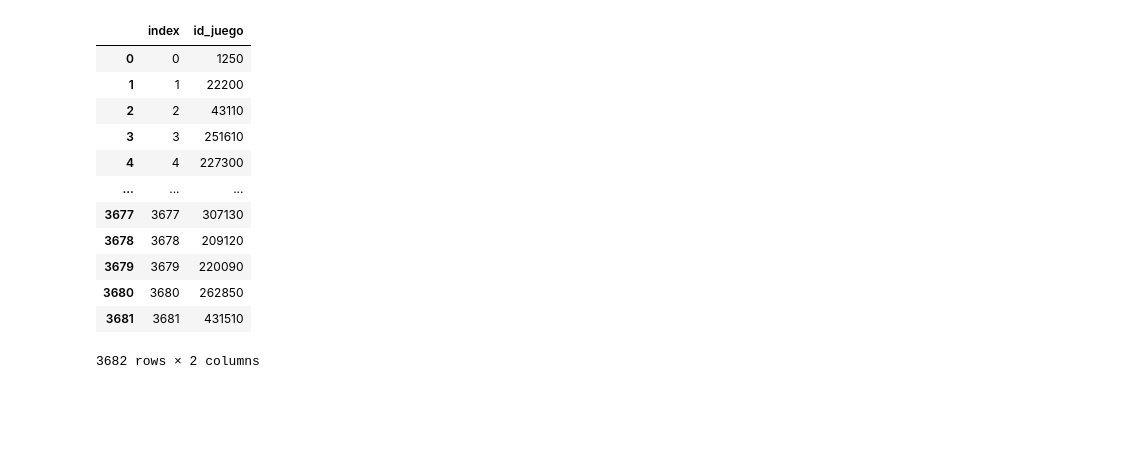
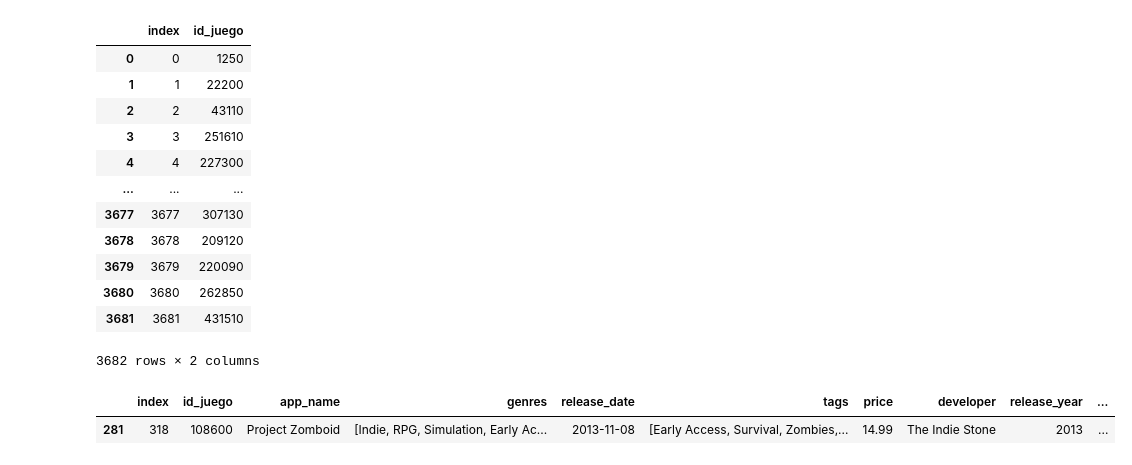
Before and after one commit to javierbengolea/PI_ML_OPS, a Jupyter notebook: main.ipynb, the cells around one changed output. Cells and saved outputs as stored; diff of their text form; code cells hidden in the pictures; blank space fills up the shorter version.

```diff
--- a/main.ipynb
+++ b/main.ipynb
@@ -568,6 +617,11 @@ items_unicos
 3682 rows × 2 columns
 # %%
 df_recortado_2 = pd.merge(items_unicos, df_recortado.drop('id', axis=1), left_on='id_juego', right_on='id')
+# %%
+df_recortado_2.query("app_name.str.contains('boid')")
+# %% [output]
+|  | index | id_juego | app_name | genres | release_date | tags | price | developer | release_year | ... |
+| 281 | 318 | 108600 | Project Zomboid | [Indie, RPG, Simulation, Early Ac... | 2013-11-08 | [Early Access, Survival, Zombies,... | 14.99 | The Indie Stone | 2013 | ... |
 # %%
 # lista_comp = []
 # for i in matriz_dummies.index:
```
Also changed, not shown: parts of 10 cells of this notebook, 3 other files.
